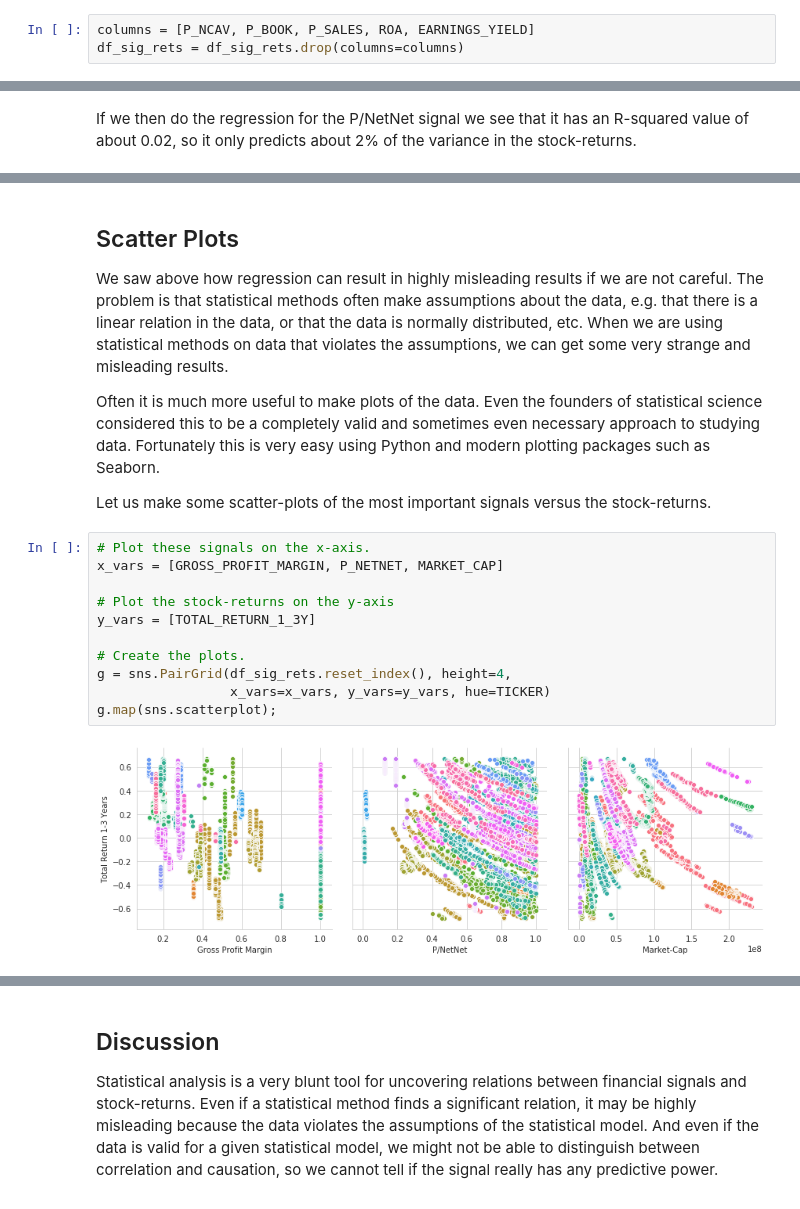
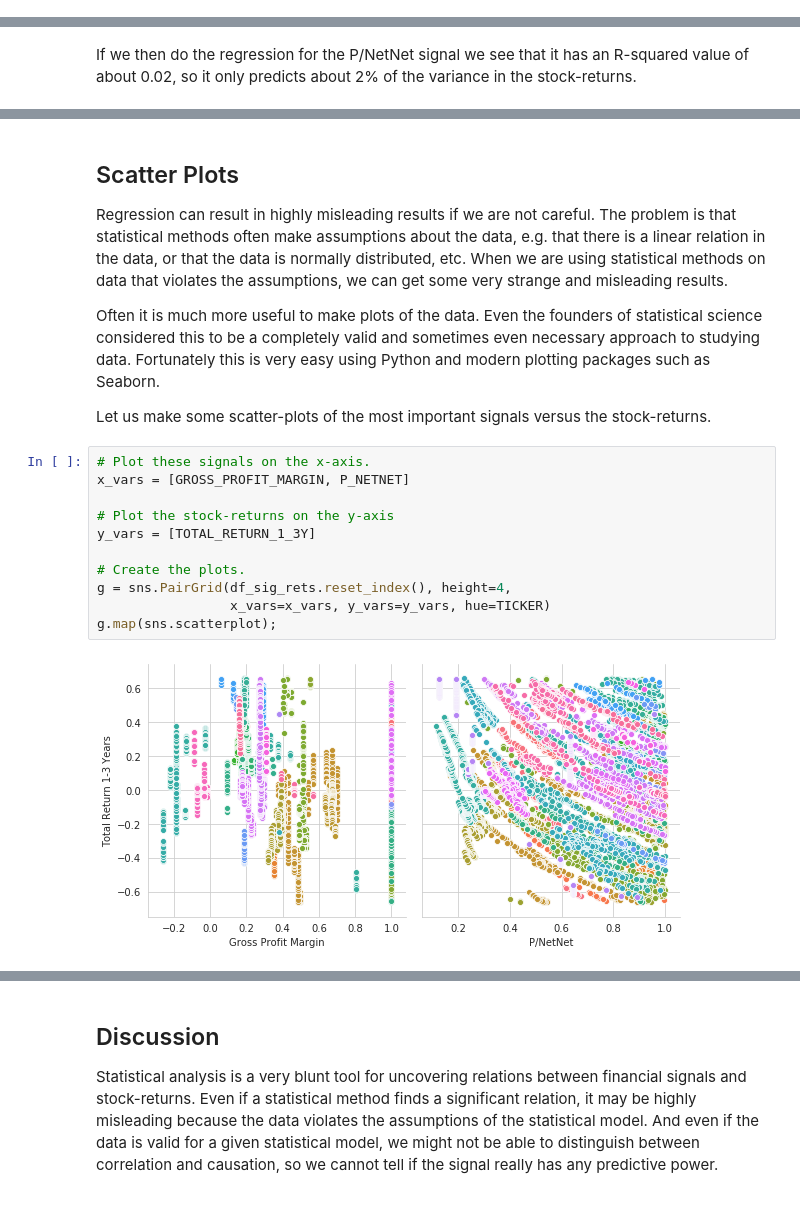
Before and after one commit to SimFin/simfin-tutorials, a Jupyter notebook: 08_Statistical_Analysis.ipynb, the cells around one changed output, grey strips where cells are left out. Drawn from its saved outputs; the diff is of its cells as text.

```diff
--- a/08_Statistical_Analysis.ipynb
+++ b/08_Statistical_Analysis.ipynb
@@ -516,3 +478,0 @@ So let us remove the P/NCAV, P/Book, P/Sales, ROA, and Earnings Yield from the s
-# %%
-columns = [P_NCAV, P_BOOK, P_SALES, ROA, EARNINGS_YIELD]
-df_sig_rets = df_sig_rets.drop(columns=columns)
@@ -850,22 +772,22 @@ Warnings:
 # %% [markdown]
 ## Scatter Plots
 
-We saw above how regression can result in highly misleading results if we are not careful. The problem is that statistical methods often make assumptions about the data, e.g. that there is a linear relation in the data, or that the data is normally distributed, etc. When we are using statistical methods on data that violates the assumptions, we can get some very strange and misleading results.
+Regression can result in highly misleading results if we are not careful. The problem is that statistical methods often make assumptions about the data, e.g. that there is a linear relation in the data, or that the data is normally distributed, etc. When we are using statistical methods on data that violates the assumptions, we can get some very strange and misleading results.
 
 Often it is much more useful to make plots of the data. Even the founders of statistical science considered this to be a completely valid and sometimes even necessary approach to studying data. Fortunately this is very easy using Python and modern plotting packages such as Seaborn.
 
 Let us make some scatter-plots of the most important signals versus the stock-returns.
 # %%
 # Plot these signals on the x-axis.
-x_vars = [GROSS_PROFIT_MARGIN, P_NETNET, MARKET_CAP]
+x_vars = [GROSS_PROFIT_MARGIN, P_NETNET]
 
 # Plot the stock-returns on the y-axis
 y_vars = [TOTAL_RETURN_1_3Y]
 
 # Create the plots.
 g = sns.PairGrid(df_sig_rets.reset_index(), height=4,
                  x_vars=x_vars, y_vars=y_vars, hue=TICKER)
 g.map(sns.scatterplot);
 # %% [output]
-[figure, old version]
+[figure, new version]
 # %% [markdown]
```
Also changed, not shown: parts of 53 cells of this notebook.
